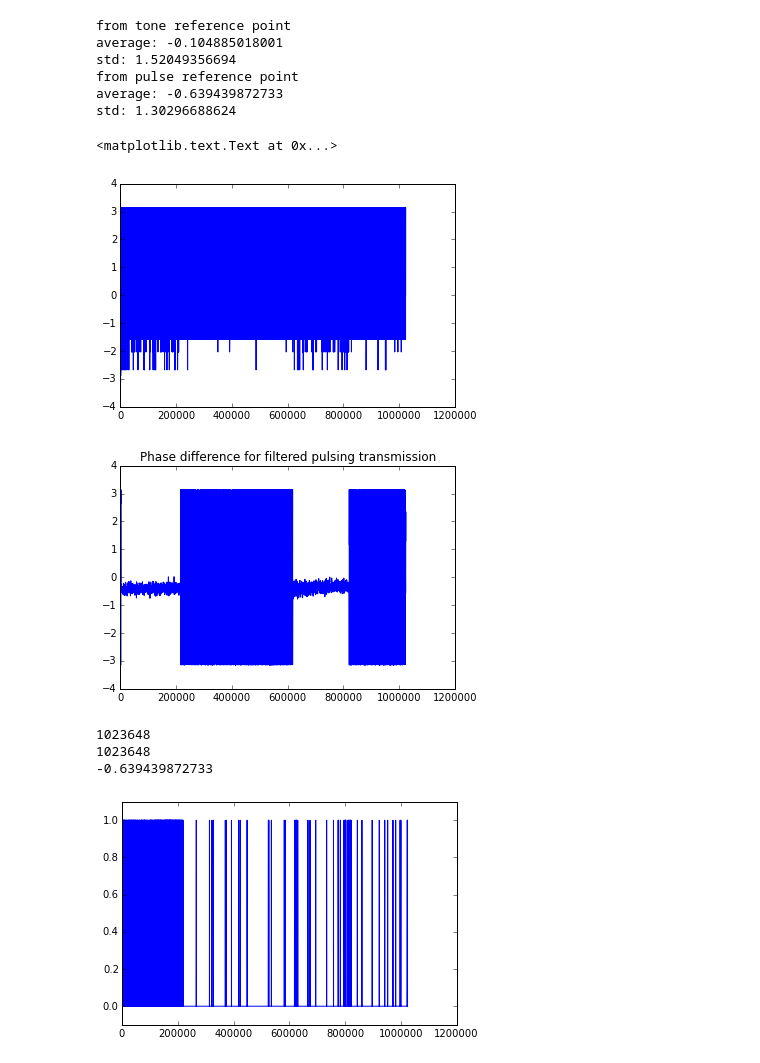
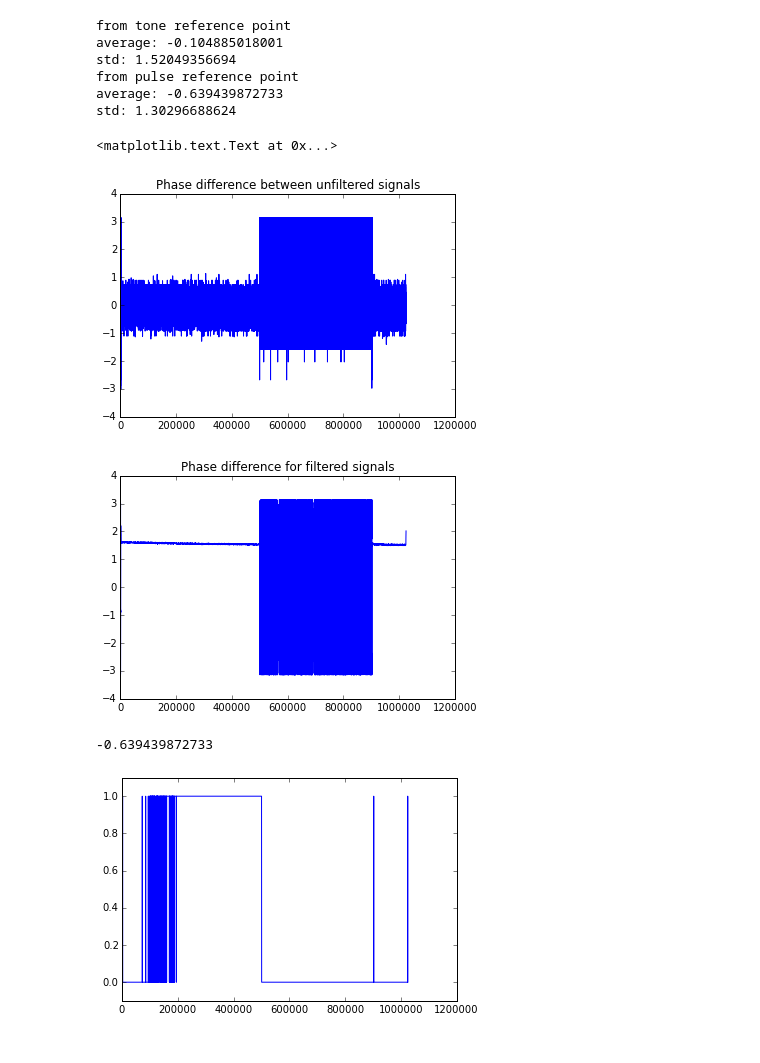
Before and after one commit to auroracramer/phasedarraylocalization, a Jupyter notebook: Final Test.ipynb, the cells around one changed output. Cells and saved outputs as stored; diff of their text form; code cells hidden in the pictures.

```diff
--- a/Final Test.ipynb
+++ b/Final Test.ipynb
@@ -258,5 +251,5 @@ Done
 # %%
-samples = np.load('final_countdown_18.npy')
+samples = np.load('final_countdown_14.npy')
 
 y0 = samples[0]
 y1 = samples[1]
@@ -399,38 +396,39 @@ from pulse reference point
 average: -0.639439872733
 std: 1.30296688624
 # %%
+# visualize the phase difference between the two signals (unfilt and filt respectively)
+
 phase_diff_orig = np.angle(y0[delay:] * np.conjugate(y1[:-delay]))
 # phase_diff_orig = np.angle(y0[:delay] * np.conjugate(y1[-delay:])) #negative delay
 
 figure()
 plt.plot(phase_diff_orig)
+plt.title('Phase difference between unfiltered signals')
 
 phase_diff_filt = np.angle(filt_y0[filt_delay:] * np.conjugate(filt_y1[:-filt_delay]))
 # phase_diff_filt = np.angle(filt_y0[:filt_delay] * np.conjugate(filt_y1[-filt_delay:])) # negative delay
 
 figure()
 plt.plot(phase_diff_filt)
-plt.title('Phase difference for filtered pulsing transmission')
-
-# phase_offset = np.mean(phase_diff_orig[:100000])
-# print phase_offset
-
-#phase_offset = np.mean(phase_diff_filt[:800000])
-#print phase_offset
+plt.title('Phase difference for filtered signals')
 # %% [output]
 <matplotlib.text.Text at 0x...>
-[figure, old version]
+[figure, new version]
-[figure, old version]
+[figure, new version]
 # %%
+# To calculate the offset from a pure constant tone
+# phase_offset = np.mean(phase_diff_orig[:100000])  #averaging over the difference between unfilt. signals
+
+#phase_offset = np.mean(phase_diff_filt[:800000])  #averaging over the difference between filt. signals
+
+# To calculate the offset with using a pulsing tone
 matched = find_tone(filt_y0[filt_delay:], f0, fc, fs)
 # matched = find_tone(filt_y0[:filt_delay], f0, fc, fs) #negative delay
-print matched.size
-print phase_diff_filt.size
 #phase_offset = np.mean(phase_diff[matched])
-print phase_offset # :/?
+
+
+print phase_offset
 # %% [output]
-1023648
-1023648
 -0.639439872733
-[figure, old version]
+[figure, new version]
 # %%
```
Also changed, not shown: parts of 16 cells of this notebook.
